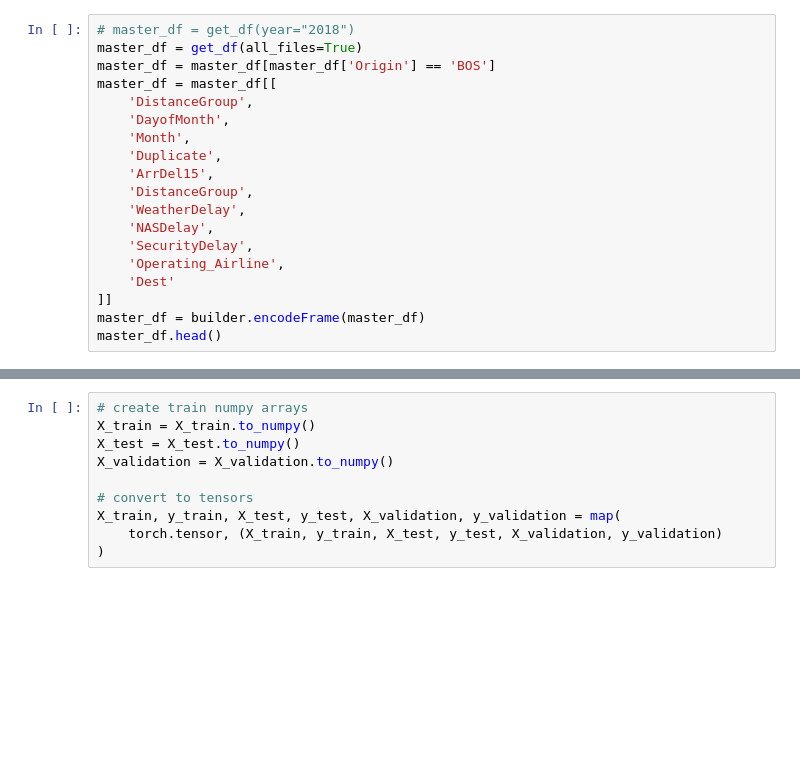
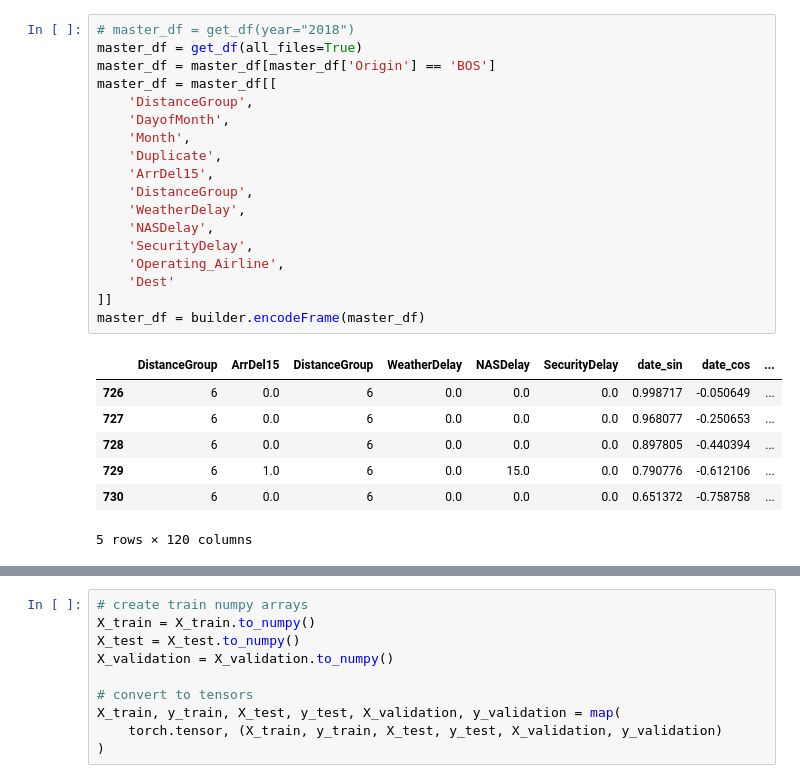
Before and after one commit to Noobify2012/CS6140-final-project, a Jupyter notebook: exploration/pytorch_model.ipynb, the cells around one changed output, grey strips where cells are left out. Drawn from its saved outputs; the diff is of its cells as text; blank space fills up the shorter version.

```diff
--- a/exploration/pytorch_model.ipynb
+++ b/exploration/pytorch_model.ipynb
@@ -20,22 +24,29 @@ print(torch.cuda.is_available())
 # %%
 # master_df = get_df(year="2018")
 master_df = get_df(all_files=True)
 master_df = master_df[master_df['Origin'] == 'BOS']
 master_df = master_df[[
     'DistanceGroup',
     'DayofMonth',
     'Month',
     'Duplicate',
     'ArrDel15',
     'DistanceGroup',
     'WeatherDelay',
     'NASDelay',
     'SecurityDelay',
     'Operating_Airline',
     'Dest'
 ]]
 master_df = builder.encodeFrame(master_df)
-master_df.head()
+# %% [output]
+|  | DistanceGroup | ArrDel15 | DistanceGroup | WeatherDelay | NASDelay | SecurityDelay | date_sin | date_cos | ... |
+| 726 | 6 | 0.0 | 6 | 0.0 | 0.0 | 0.0 | 0.998717 | -0.050649 | ... |
+| 727 | 6 | 0.0 | 6 | 0.0 | 0.0 | 0.0 | 0.968077 | -0.250653 | ... |
+| 728 | 6 | 0.0 | 6 | 0.0 | 0.0 | 0.0 | 0.897805 | -0.440394 | ... |
+| 729 | 6 | 1.0 | 6 | 0.0 | 15.0 | 0.0 | 0.790776 | -0.612106 | ... |
+| 730 | 6 | 0.0 | 6 | 0.0 | 0.0 | 0.0 | 0.651372 | -0.758758 | ... |
+5 rows × 120 columns
 # %%
 '''
 process data for training, split into test/train/validation
```
Also changed, not shown: parts of 4 cells of this notebook, 6 other files.
